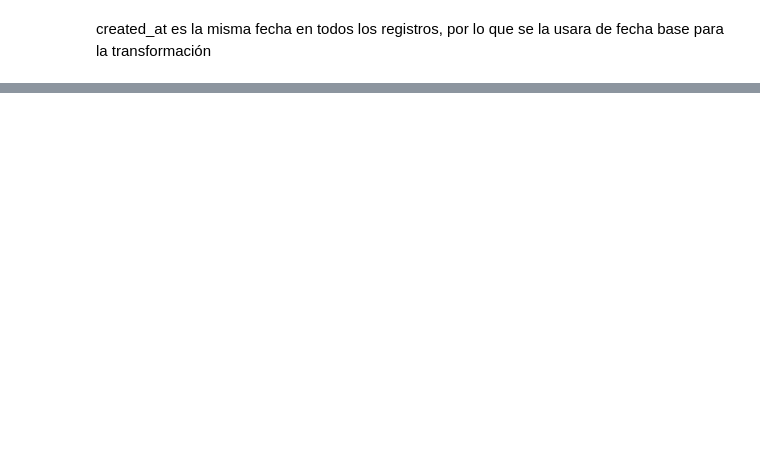
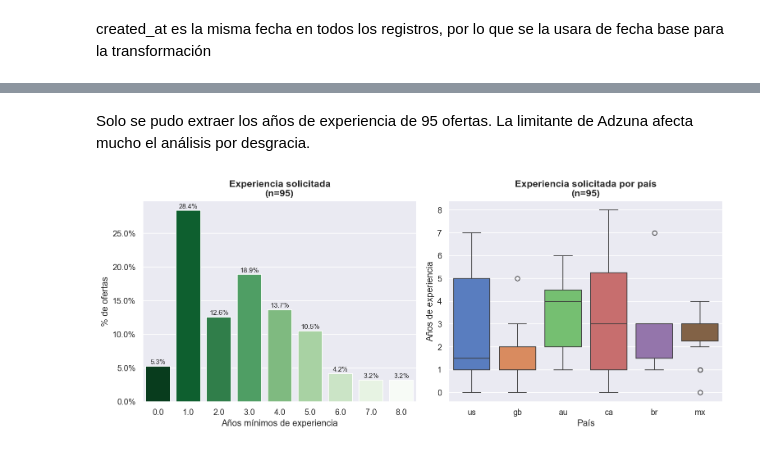
Before and after one commit to JackyDye/analisis-mercado-laboral, a Jupyter notebook: notebooks/01_eda.ipynb, the cells around one changed output, grey strips where cells are left out. Saved outputs shown, nothing was run; the diff lists cells and outputs as text; code cells hidden in the pictures; blank space fills up the shorter version.

```diff
--- a/notebooks/01_eda.ipynb
+++ b/notebooks/01_eda.ipynb
@@ -410,0 +1018,65 @@ Tabla jobs_clean guardada: 1311 filas
+# %% [markdown]
+Solo se pudo extraer los años de experiencia de 95 ofertas. La limitante de Adzuna afecta mucho el análisis por desgracia.
+# %%
+fig, axes = plt.subplots(1, 2, figsize=(12, 5))
+
+# --- Gráfico 1: Barras ---
+
+# Filtramos solo las filas donde se pudo extraer experiencia
+df_exp_plot = df_with_desc[df_with_desc["exp_years"].notna()]
+
+# Calculamos el porcentaje de ofertas por cada año de experiencia
+exp_pct = (
+    df_exp_plot["exp_years"]
+    .value_counts(normalize=True)   # normalize=True devuelve proporciones en lugar de conteos
+    .mul(100)                       # multiplicamos por 100 para convertir a porcentaje
+    .round(1)                       # redondeamos a 1 decimal
+    .reset_index()                  # convierte el índice en una columna normal para poder graficar con seaborn
+)
+exp_pct.columns = ["exp_years", "pct"] # Renombramos las columnas para que tengan nombres descriptivos
+exp_pct = exp_pct.sort_values("exp_years")  # ordenamos por años
+
+sns.barplot(
+    data=exp_pct,
+    x="exp_years",
+    y="pct",
+    palette="Greens_r",
+    hue="exp_years",
+    legend=False,
+    ax=axes[0],
+    order=exp_pct["exp_years"],
+)
+axes[0].set_title(f"Experiencia solicitada\n(n={len(df_exp_plot)})")
+axes[0].set_xlabel("Años mínimos de experiencia")
+axes[0].set_ylabel("% de ofertas")
+axes[0].yaxis.set_major_formatter(mticker.PercentFormatter())
+
+# Agregamos etiquetas con el porcentaje encima de cada barra
+for bar, val in zip(axes[0].patches, exp_pct["pct"]):
+    axes[0].text(
+        bar.get_x() + bar.get_width() / 2,  # Centro horizontal de la barra
+        bar.get_height() + 0.3,              # Justo encima de la barra
+        f"{val}%",                           # Texto a mostrar
+        ha="center",                         # Alineado al centro
+        fontsize=9
+    )
+
+# --- Gráfico 2: Boxplot ---
+
+sns.boxplot(
+    data=df_exp_plot,
+    x="country",       # Eje X: país
+    y="exp_years",     # Eje Y: años de experiencia
+    palette="muted",
+    hue="country",
+    ax=axes[1],
+)
+axes[1].set_title(f"Experiencia solicitada por país\n(n={len(df_exp_plot)})")
+axes[1].set_xlabel("País")
+axes[1].set_ylabel("Años de experiencia")
+
+plt.tight_layout()
+plt.savefig("../dashboard/assets/3_3_experiencia.png", dpi=130)
+plt.show()
+# %% [output]
+[figure, added]
```
Also changed, not shown: parts of 58 cells of this notebook.
